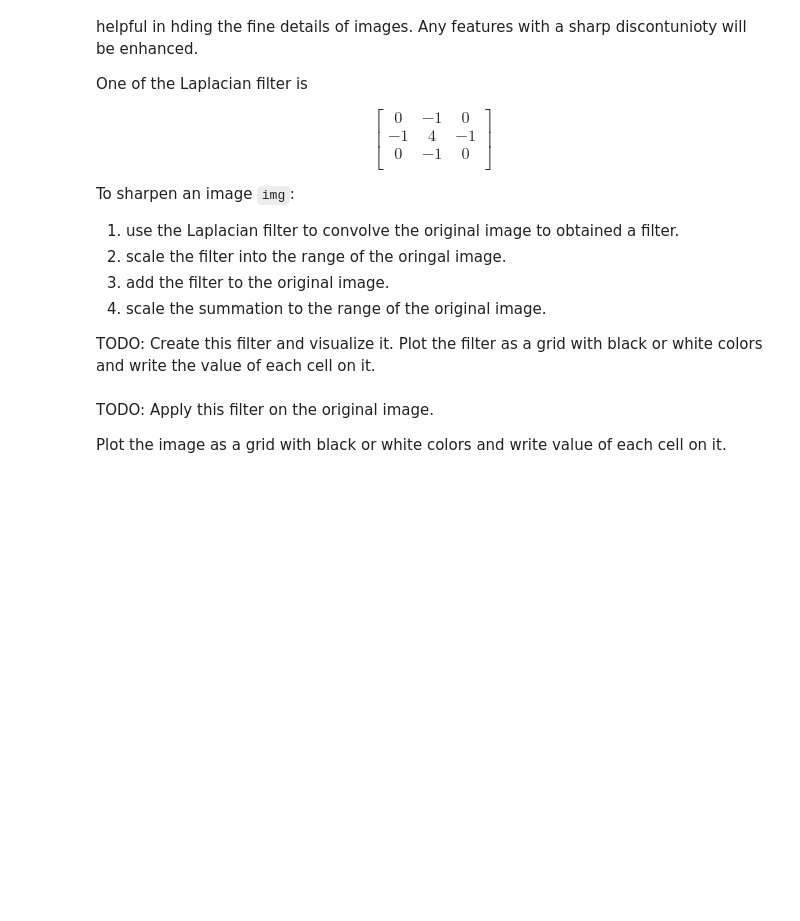
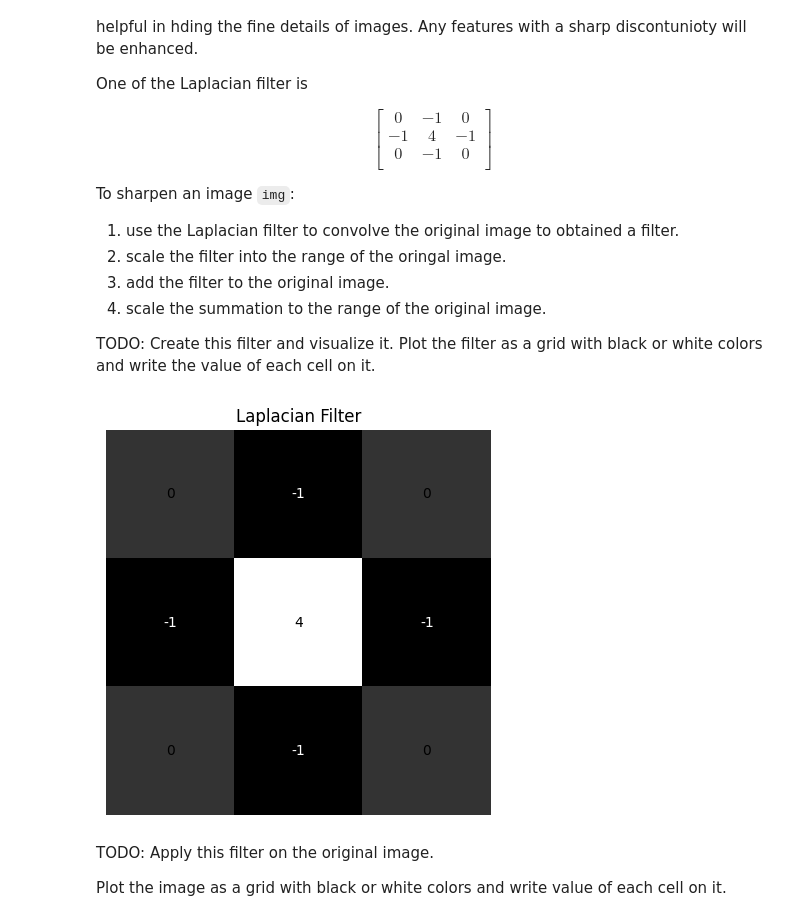
Before and after one commit to Foxylj/EE538_Project_TrojanMap, a Jupyter notebook: EE599_ML_Systems_HW2.ipynb, the cells around one changed output. Drawn from its saved outputs; the diff is of its cells as text; code cells hidden in the pictures; blank space fills up the shorter version.

```diff
--- a/EE599_ML_Systems_HW2.ipynb
+++ b/EE599_ML_Systems_HW2.ipynb
@@ -218,6 +218,23 @@
 
 
 TODO: Create this filter and visualize it. Plot the filter as a grid with black or white colors and write the value of each cell on it.
+# %%
+laplacian_filter = [[0, -1, 0],
+                    [-1, 4, -1],
+                    [0, -1, 0]]
+
+plt.figure(figsize=(5, 5))
+plt.imshow(laplacian_filter, cmap='gray', vmin=-1, vmax=4)
+
+
+for i in range(3):
+    for j in range(3):plt.text(j, i, str(laplacian_filter[i][j]), ha='center', va='center', color='black' if laplacian_filter[i][j] >= 0 else 'white')
+
+plt.title('Laplacian Filter')
+plt.axis('off')
+plt.show()
+# %% [output]
+[figure, added]
 # %% [markdown]
 TODO: Apply this filter on the original image.
 
```
Also changed, not shown: parts of 1 cell of this notebook.
